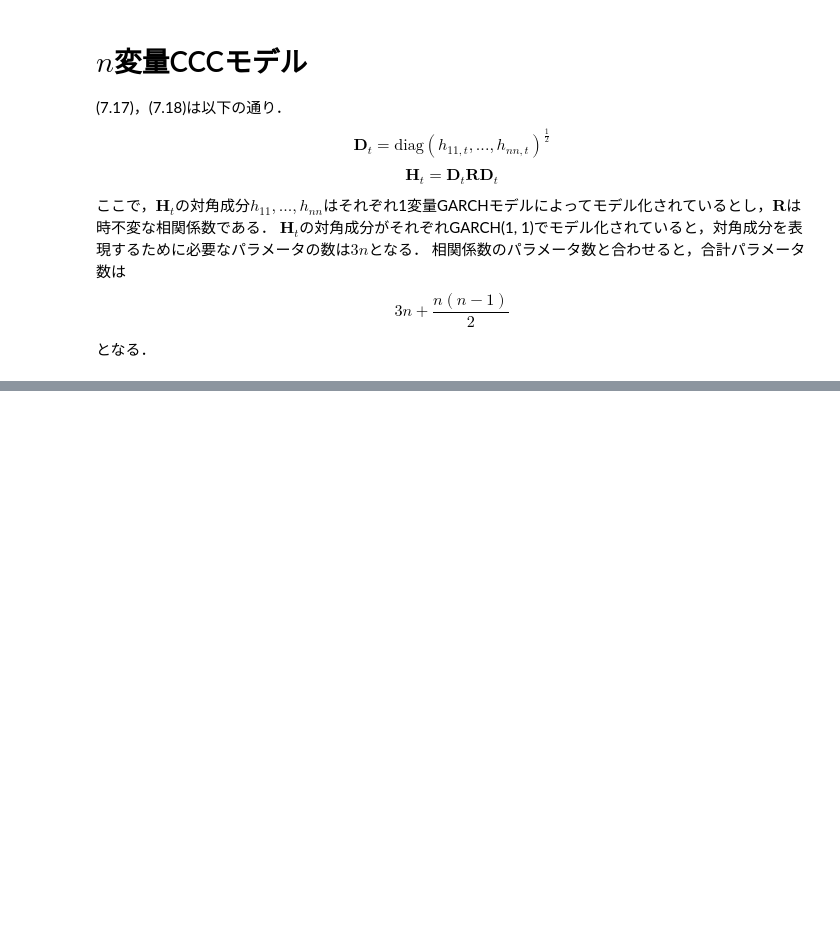
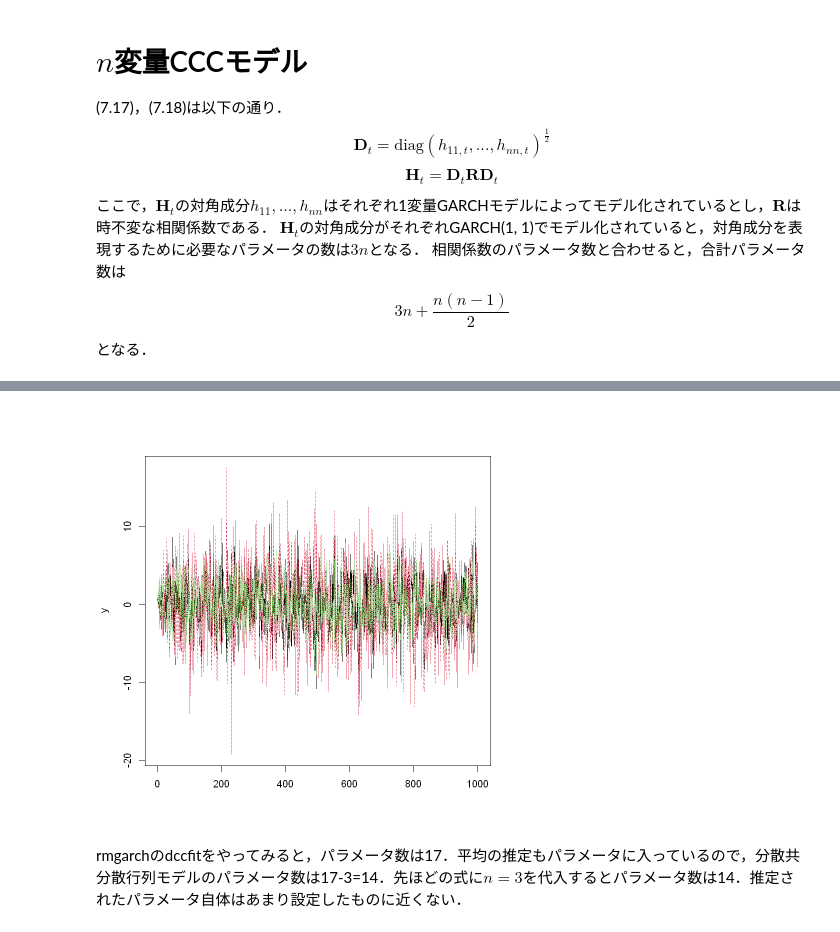
Before and after one commit to Myxogastria/test_public, a Jupyter notebook: 7_3.ipynb, the cells around one changed output, grey strips where cells are left out. Saved outputs shown, nothing was run; the diff lists cells and outputs as text; code cells hidden in the pictures; blank space fills up the shorter version.

```diff
--- a/7_3.ipynb
+++ b/7_3.ipynb
@@ -541,0 +322,20 @@ F-statistic: 2.111e+05 on 2 and 1387 DF,  p-value: < 2.2e-16
+# %%
+# 乱数シミュレーション
+N <- 1000
+y <- matrix(0, N, n)
+H <- H_0
+d <- d_0
+Q <- Q_0
+for(i in 1:N){
+    u <- mvrnorm(1, mu=numeric(n), Sigma=H)
+    y[i, ] <- mu + u
+
+    epsilon <- matrix(u/sqrt(diag(H)), n, 1)
+    d <- sqrt(c_d + a*u^2 + b*d^2)
+    Q <- (1-a-b)*Q_bar + a*(epsilon %*% t(epsilon)) + b*Q
+    H <- diag(d) %*% diag(1/diag(Q)) %*% Q %*% diag(1/diag(Q)) %*% diag(d)
+}
+# %%
+matplot(y, type="l")
+# %% [output]
+[figure, added]
@@ -541,0 +345,2 @@ F-statistic: 2.111e+05 on 2 and 1387 DF,  p-value: < 2.2e-16
+# %% [markdown]
+rmgarchのdccfitをやってみると，パラメータ数は17．平均の推定もパラメータに入っているので，分散共分散行列モデルのパラメータ数は17-3=14．先ほどの式に$n=3$を代入するとパラメータ数は14．推定されたパラメータ自体はあまり設定したものに近くない．
```
Also changed, not shown: parts of 35 cells of this notebook.
